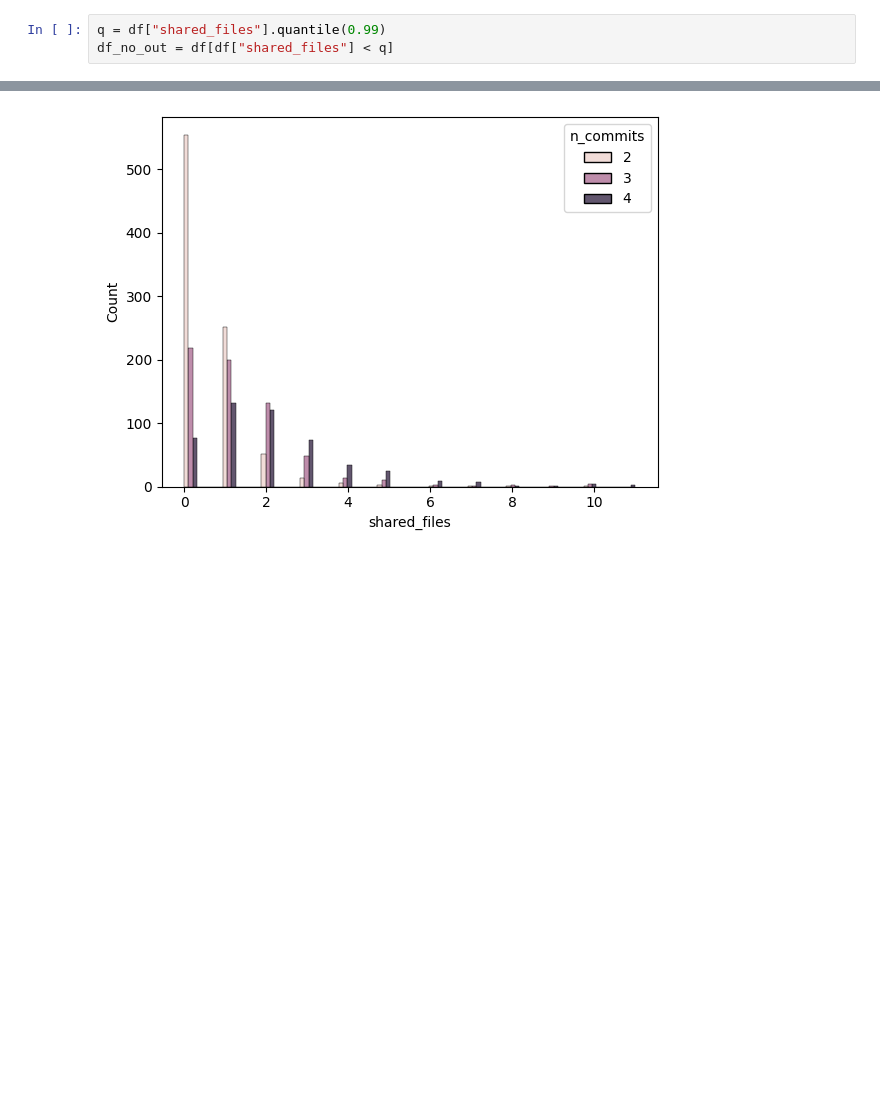
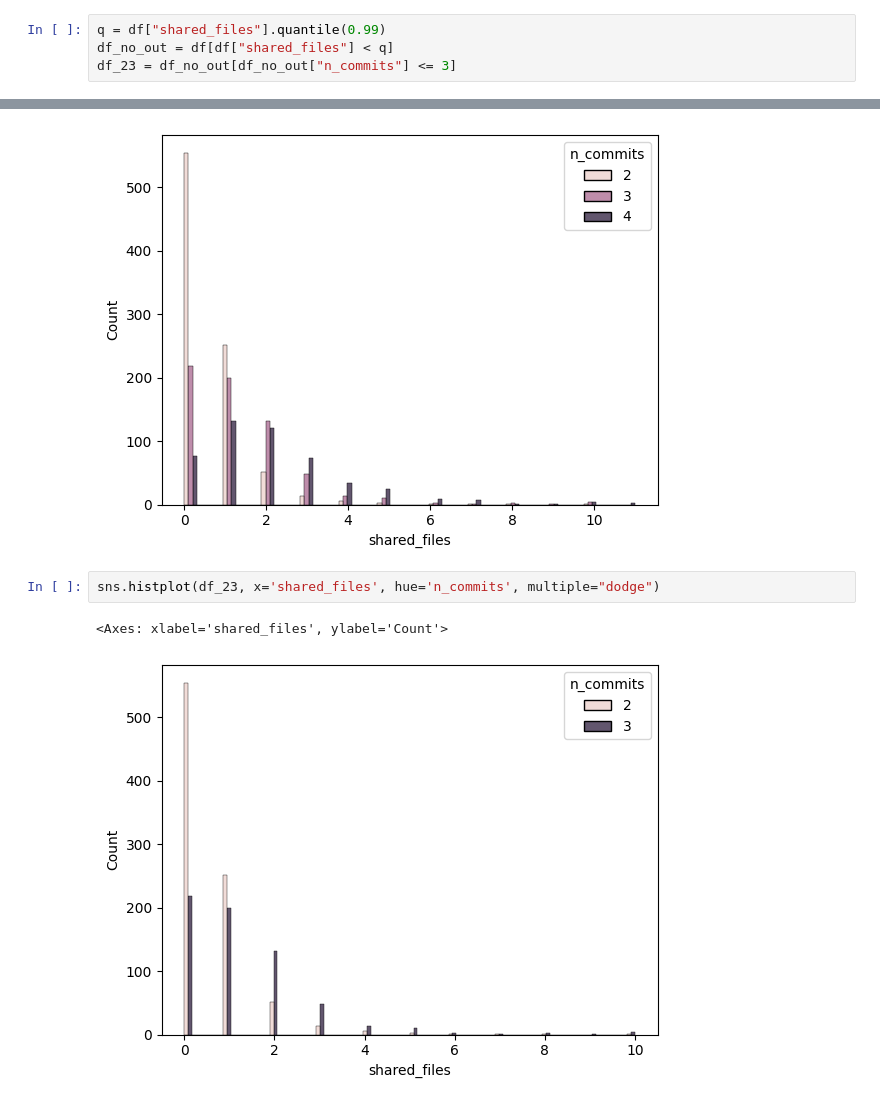
Before and after one commit to PPPI/Flexeme, a Jupyter notebook: analysis/synthetic-dataset.ipynb, the cells around one changed output, grey strips where cells are left out. Drawn from its saved outputs; the diff is of its cells as text; blank space fills up the shorter version.

```diff
--- a/analysis/synthetic-dataset.ipynb
+++ b/analysis/synthetic-dataset.ipynb
@@ -61,11 +55,17 @@ dtype: float64
 # %%
 q = df["shared_files"].quantile(0.99)
 df_no_out = df[df["shared_files"] < q]
+df_23 = df_no_out[df_no_out["n_commits"] <= 3]
 # %%
 sns.histplot(df_no_out, x='shared_files', hue='n_commits', multiple="dodge")
 # %% [output]
 <Axes: xlabel='shared_files', ylabel='Count'>
 [figure]
+# %%
+sns.histplot(df_23, x='shared_files', hue='n_commits', multiple="dodge")
+# %% [output]
+<Axes: xlabel='shared_files', ylabel='Count'>
+[figure, added]
 # %%
 df.drop(['project', 'datapoint', 'n_files', 'n_files_updated_i', 'shared_files'], axis=1).value_counts\
     (normalize=True)
```
Also changed, not shown: parts of 6 cells of this notebook, 5 other files.
